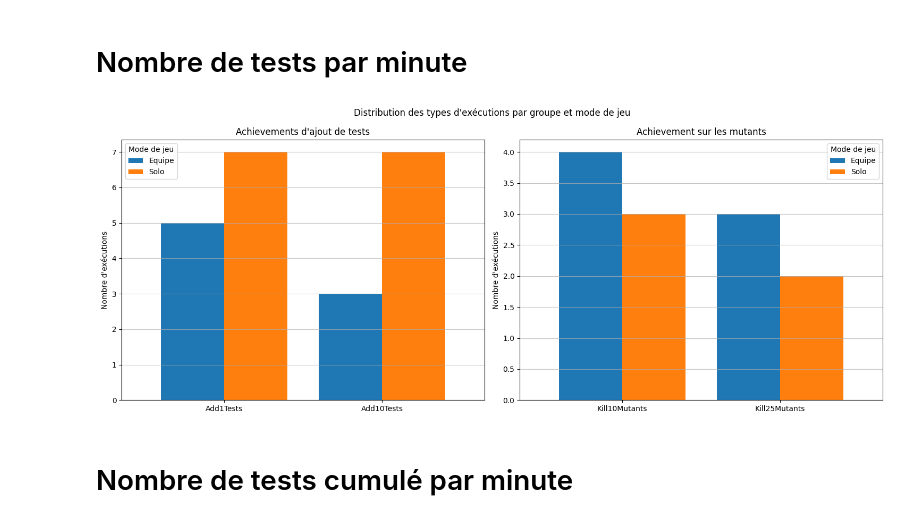
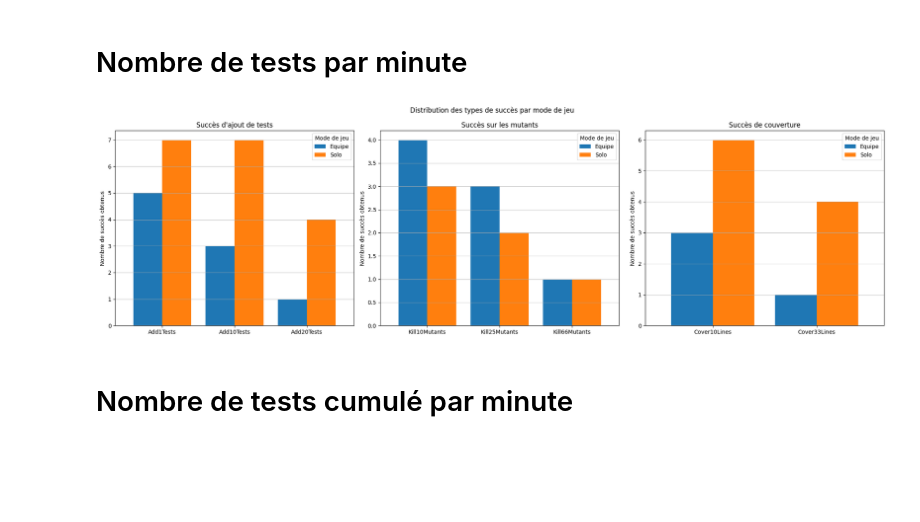
Before and after one commit to Dzenali/MemoireDataAnalytics, a Jupyter notebook: notebooks/analysis/Performance.ipynb, the cells around one changed output. Cells and saved outputs as stored; diff of their text form; code cells hidden in the pictures; blank space fills up the shorter version.

```diff
--- a/notebooks/analysis/Performance.ipynb
+++ b/notebooks/analysis/Performance.ipynb
@@ -85,59 +85,82 @@ if not os.path.exists(performance_figures_out):
     os.makedirs(performance_figures_out)
 
 # Créer une figure plus compacte et lisible
-fig, (ax1, ax2) = plt.subplots(1, 2, figsize=(15, 6))
+fig, (ax1, ax2, ax3) = plt.subplots(1, 3, figsize=(20, 6))
 
-# Add1 and 10 Tests Achievements
+# Add tests achievements
 team_achievements = run_data[(run_data['game_mode'] == 'TEAM')]
 solo_achievements = run_data[(run_data['game_mode'] == 'SOLO')]
 
 data = pd.DataFrame({
     'Equipe': [
         team_achievements[team_achievements['achievement'] == 'Add1TestAchievement']['count'].values[0],
-        team_achievements[team_achievements['achievement'] == 'Add10TestsAchievement']['count'].values[0]
+        team_achievements[team_achievements['achievement'] == 'Add10TestsAchievement']['count'].values[0],
+        team_achievements[team_achievements['achievement'] == 'Add20TestsAchievement']['count'].values[0]
     ],
     'Solo': [
         solo_achievements[solo_achievements['achievement'] == 'Add1TestAchievement']['count'].values[0],
-        solo_achievements[solo_achievements['achievement'] == 'Add10TestsAchievement']['count'].values[0]
+        solo_achievements[solo_achievements['achievement'] == 'Add10TestsAchievement']['count'].values[0],
+        solo_achievements[solo_achievements['achievement'] == 'Add20TestsAchievement']['count'].values[0]
     ]
-}, index=['Add1Tests', 'Add10Tests'])
+}, index=['Add1Tests', 'Add10Tests','Add20Tests'])
 
 data.plot(kind='bar', ax=ax1, width=0.8)
-ax1.set_title("Achievements d'ajout de tests")
-ax1.set_ylabel("Nombre d'exécutions")
+ax1.set_title("Succès d'ajout de tests")
+ax1.set_ylabel("Nombre de succès obtenus")
 ax1.legend(title="Mode de jeu")
 ax1.grid(True, axis='y', alpha=0.7)
 ax1.tick_params(axis='x', rotation=0)
 
-# Groupe B
+# Mutants achievements
 
 solo_10mutants_achievement = \
     solo_achievements[solo_achievements['achievement'] == 'Kill10MutantsAchievement']['count'].values[0]
 team_10mutants_achievement = \
     team_achievements[team_achievements['achievement'] == 'Kill10MutantsAchievement']['count'].values[0]
 solo_25mutants_achievement = \
     solo_achievements[solo_achievements['achievement'] == 'Kill25MutantsAchievement']['count'].values[0]
 team_25mutants_achievement = \
     team_achievements[team_achievements['achievement'] == 'Kill25MutantsAchievement']['count'].values[0]
+solo_66mutants_achievement = \
+    solo_achievements[solo_achievements['achievement'] == 'Kill66MutantsAchievement']['count'].values[0]
+team_66mutants_achievement = \
+    team_achievements[team_achievements['achievement'] == 'Kill66MutantsAchievement']['count'].values[0]
 
 data2 = pd.DataFrame({
-    'Equipe': [team_10mutants_achievement, team_25mutants_achievement],
-    'Solo': [solo_10mutants_achievement, solo_25mutants_achievement]
-}, index=['Kill10Mutants', 'Kill25Mutants'])
+    'Equipe': [team_10mutants_achievement, team_25mutants_achievement, team_66mutants_achievement],
+    'Solo': [solo_10mutants_achievement, solo_25mutants_achievement, solo_66mutants_achievement]
+}, index=['Kill10Mutants', 'Kill25Mutants','Kill66Mutants'])
 
 data2.plot(kind='bar', ax=ax2, width=0.8)
-ax2.set_title("Achievement sur les mutants")
-ax2.set_ylabel("Nombre d'exécutions")
+ax2.set_title("Succès sur les mutants")
+ax2.set_ylabel("Nombre de succès obtenus")
 ax2.legend(title="Mode de jeu")
 ax2.grid(True, axis='y', alpha=0.7)
 ax2.tick_params(axis='x', rotation=0)
 
-plt.suptitle("Distribution des types d'exécutions par groupe et mode de jeu")
+# Coverage Achievements
+
+data = pd.DataFrame({
+    'Equipe': [
+        team_achievements[team_achievements['achievement'] == 'Cover10LinesAchievement']['count'].values[0],
+        team_achievements[team_achievements['achievement'] == 'Cover33LinesAchievement']['count'].values[0]    ],
+    'Solo': [
+        solo_achievements[solo_achievements['achievement'] == 'Cover10LinesAchievement']['count'].values[0],
+        solo_achievements[solo_achievements['achievement'] == 'Cover33LinesAchievement']['count'].values[0]    ]
+}, index=['Cover10Lines', 'Cover33Lines'])
+data.plot(kind='bar', ax=ax3, width=0.8)
+ax3.set_title("Succès de couverture")
+ax3.set_ylabel("Nombre de succès obtenus")
+ax3.legend(title="Mode de jeu")
+ax3.grid(True, axis='y', alpha=0.7)
+ax3.tick_params(axis='x', rotation=0)
+
+plt.suptitle("Distribution des types de succès par mode de jeu")
 plt.tight_layout()
 plt.savefig(f'{performance_figures_out}/runs_type_by_group_and_game_mode.pdf')
 plt.show()
 # %% [output]
-[figure, old version]
+[figure, new version]
 # %% [markdown]
 # Nombre de tests cumulé par minute
 # %%
```
Also changed, not shown: parts of 1 cell of this notebook, 43 other files.
